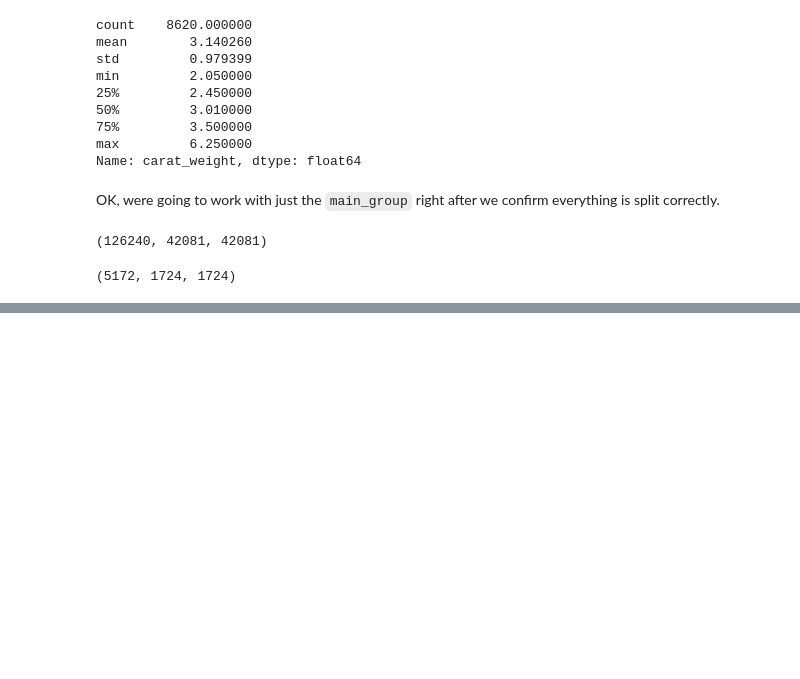
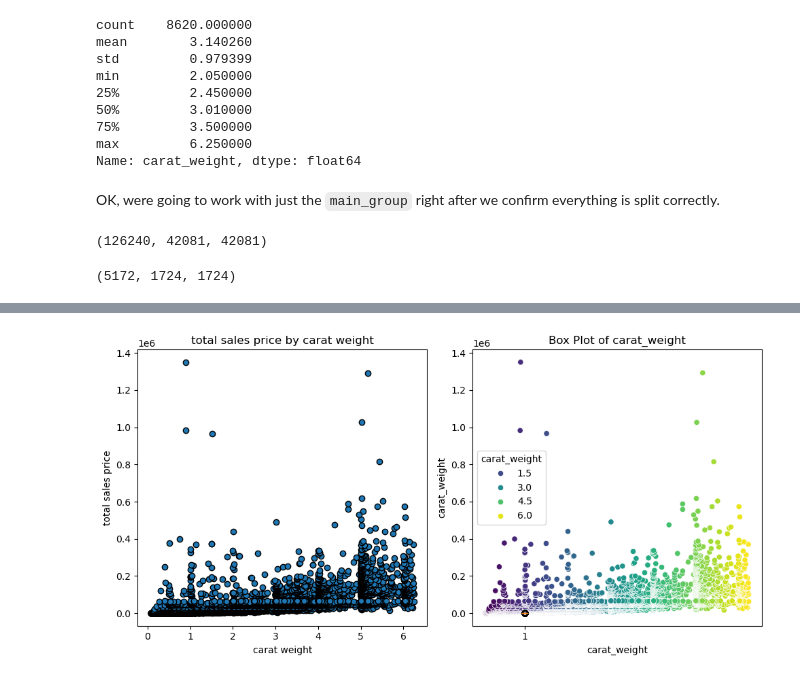
Before and after one commit to Data-Science-Projects-Code/Diamonds, a Jupyter notebook: notebooks/Models.ipynb, the cells around one changed output, grey strips where cells are left out. Drawn from its saved outputs; the diff is of its cells as text; code cells hidden in the pictures; blank space fills up the shorter version.

```diff
--- a/notebooks/Models.ipynb
+++ b/notebooks/Models.ipynb
@@ -993,0 +1098,22 @@ df_train, df_val, df_test, y_train, y_val, y_test = preprocess_data(main_group,
+# %%
+fig, (ax1, ax2) = plt.subplots(1, 2, figsize=(10, 5))
+
+# Histogram (price by carat weight)
+
+ax1.scatter(x=df['carat_weight'], y=df['total_sales_price'],  edgecolor='black')
+ax1.set_xlabel('carat weight')
+ax1.set_ylabel('total sales price')
+ax1.set_title('total sales price by carat weight')
+
+# Box Plot (Whiskers)
+ax2.boxplot(df['carat_weight'])
+ax2.set_ylabel('carat_weight')
+ax2.set_title('Box Plot of carat_weight')
+
+# Create the plot
+sns.scatterplot(x='carat_weight', y='total_sales_price', data=df, hue='carat_weight', palette='viridis')
+
+plt.tight_layout()
+plt.show()
+# %% [output]
+[figure, added]
```
Also changed, not shown: parts of 27 cells of this notebook, 1 other file.
